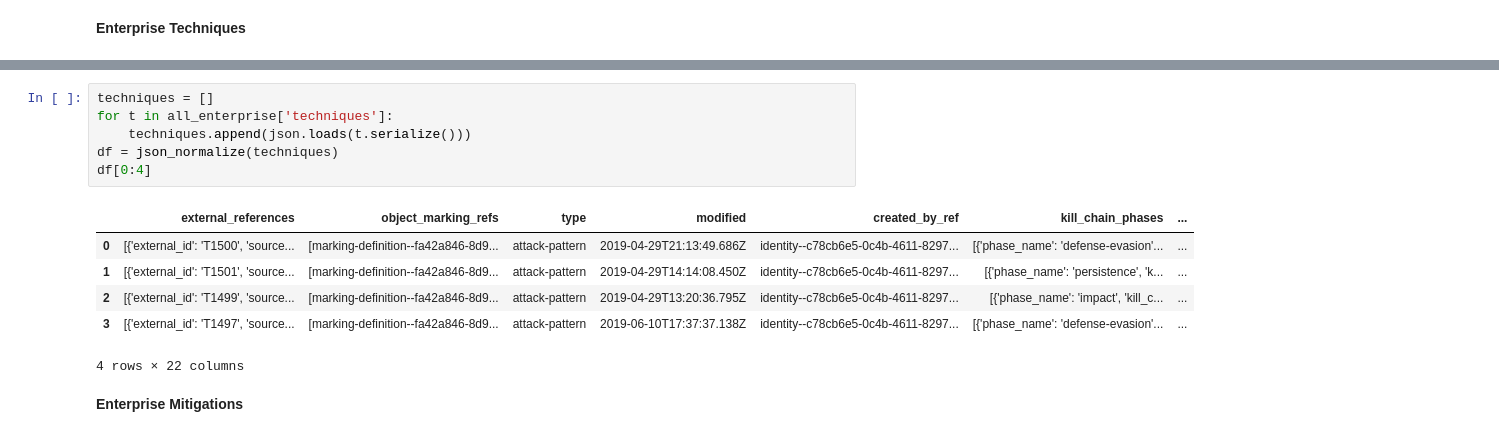
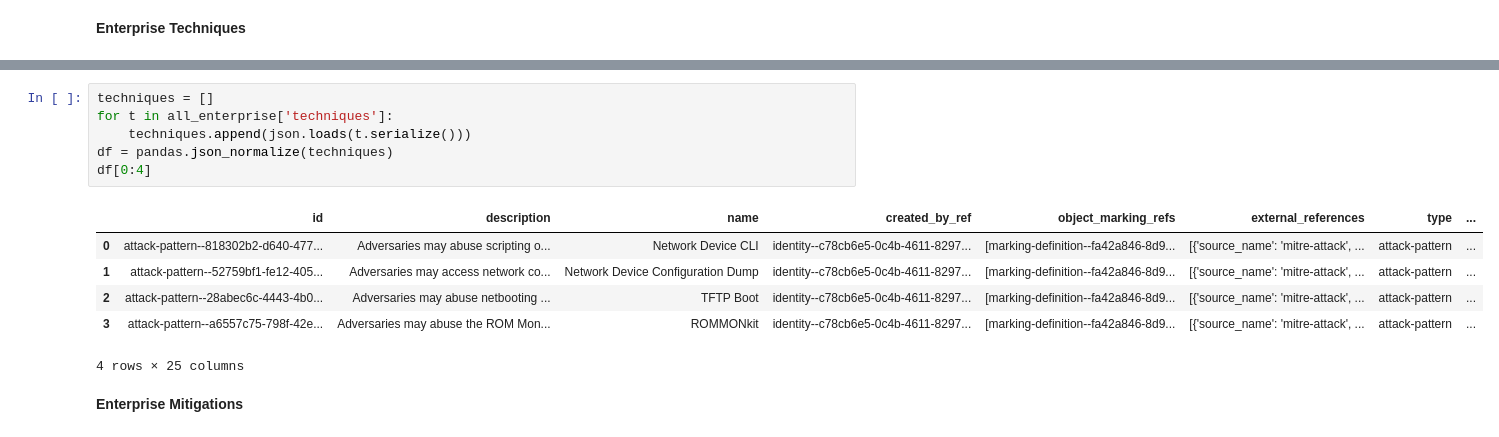
Before and after one commit to OTRF/ATTACK-Python-Client, a Jupyter notebook: notebooks/Usage_Basics.ipynb, the cells around one changed output, grey strips where cells are left out. Drawn from its saved outputs; the diff is of its cells as text.

```diff
--- a/notebooks/Usage_Basics.ipynb
+++ b/notebooks/Usage_Basics.ipynb
@@ -497,16 +500,16 @@ Number of Techniques in Enterprise ATT&CK
 # %%
 techniques = []
 for t in all_enterprise['techniques']:
     techniques.append(json.loads(t.serialize()))
-df = json_normalize(techniques)
+df = pandas.json_normalize(techniques)
 df[0:4]
 # %% [output]
-|  | external_references | object_marking_refs | type | modified | created_by_ref | kill_chain_phases | ... |
-| 0 | [{'external_id': 'T1500', 'source... | [marking-definition--fa42a846-8d9... | attack-pattern | 2019-04-29T21:13:49.686Z | identity--c78cb6e5-0c4b-4611-8297... | [{'phase_name': 'defense-evasion'... | ... |
-| 1 | [{'external_id': 'T1501', 'source... | [marking-definition--fa42a846-8d9... | attack-pattern | 2019-04-29T14:14:08.450Z | identity--c78cb6e5-0c4b-4611-8297... | [{'phase_name': 'persistence', 'k... | ... |
-| 2 | [{'external_id': 'T1499', 'source... | [marking-definition--fa42a846-8d9... | attack-pattern | 2019-04-29T13:20:36.795Z | identity--c78cb6e5-0c4b-4611-8297... | [{'phase_name': 'impact', 'kill_c... | ... |
-| 3 | [{'external_id': 'T1497', 'source... | [marking-definition--fa42a846-8d9... | attack-pattern | 2019-06-10T17:37:37.138Z | identity--c78cb6e5-0c4b-4611-8297... | [{'phase_name': 'defense-evasion'... | ... |
+|  | id | description | name | created_by_ref | object_marking_refs | external_references | type | ... |
+| 0 | attack-pattern--818302b2-d640-477... | Adversaries may abuse scripting o... | Network Device CLI | identity--c78cb6e5-0c4b-4611-8297... | [marking-definition--fa42a846-8d9... | [{'source_name': 'mitre-attack', ... | attack-pattern | ... |
+| 1 | attack-pattern--52759bf1-fe12-405... | Adversaries may access network co... | Network Device Configuration Dump | identity--c78cb6e5-0c4b-4611-8297... | [marking-definition--fa42a846-8d9... | [{'source_name': 'mitre-attack', ... | attack-pattern | ... |
+| 2 | attack-pattern--28abec6c-4443-4b0... | Adversaries may abuse netbooting ... | TFTP Boot | identity--c78cb6e5-0c4b-4611-8297... | [marking-definition--fa42a846-8d9... | [{'source_name': 'mitre-attack', ... | attack-pattern | ... |
+| 3 | attack-pattern--a6557c75-798f-42e... | Adversaries may abuse the ROM Mon... | ROMMONkit | identity--c78cb6e5-0c4b-4611-8297... | [marking-definition--fa42a846-8d9... | [{'source_name': 'mitre-attack', ... | attack-pattern | ... |
-4 rows × 22 columns
+4 rows × 25 columns
 # %% [markdown]
 **Enterprise Mitigations**
 # %%
```
Also changed, not shown: parts of 98 cells of this notebook, 9 other files.
